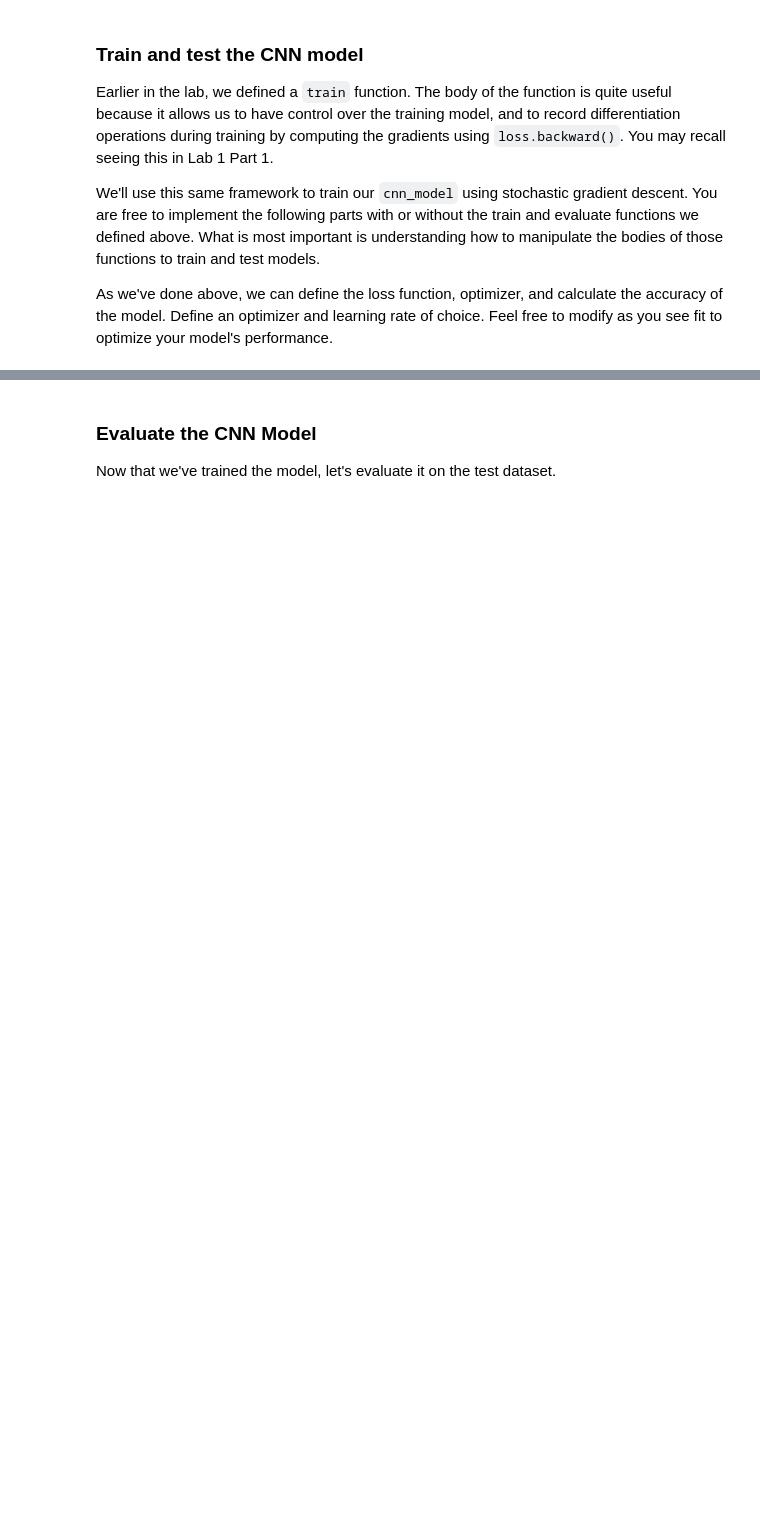
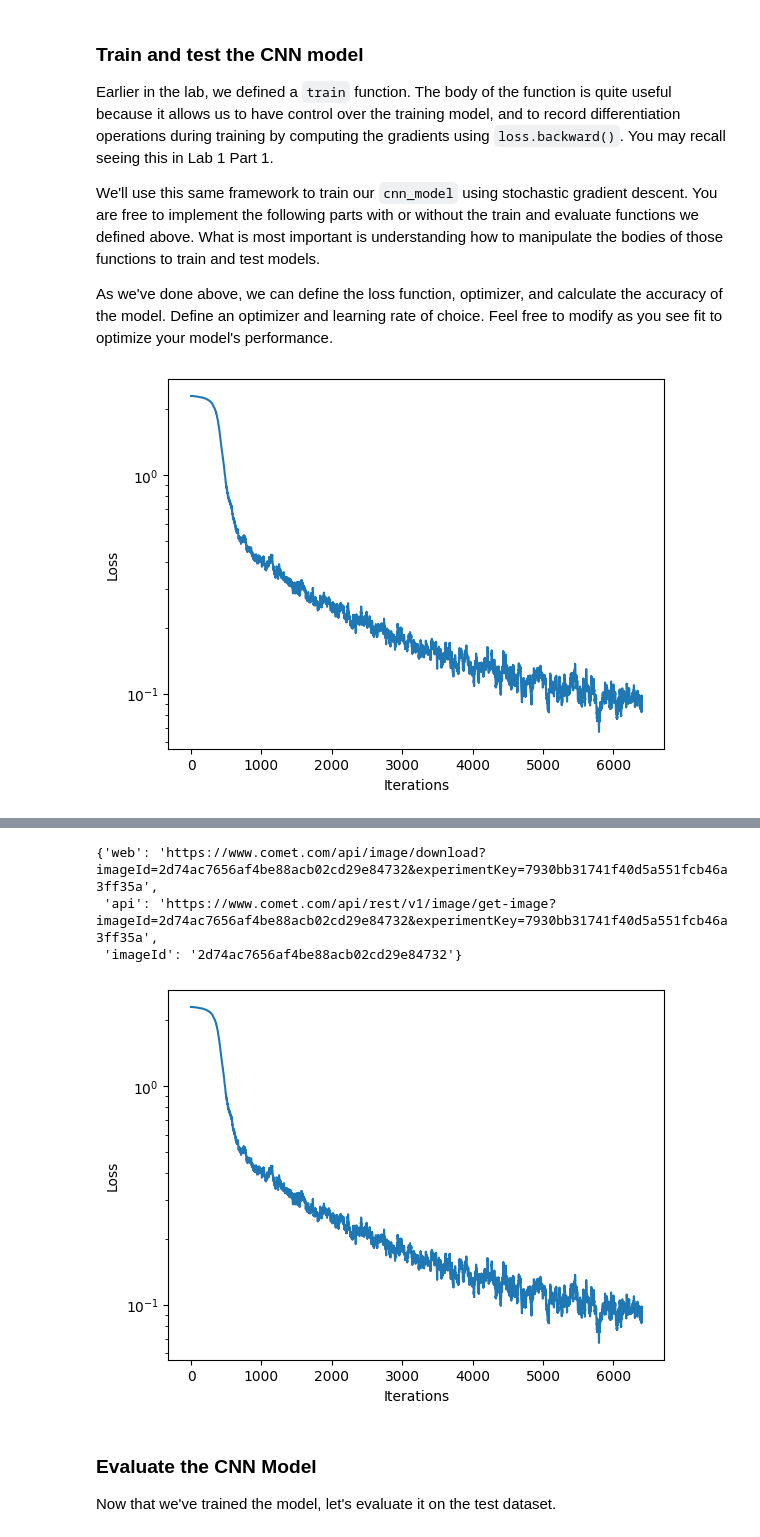
Before and after one commit to Phoebe6-1/Practice_of_DeepLearning, a Jupyter notebook: Lab2/PT_Part1_MNIST.ipynb, the cells around one changed output, grey strips where cells are left out. Saved outputs shown, nothing was run; the diff lists cells and outputs as text; code cells hidden in the pictures; blank space fills up the shorter version.

```diff
--- a/Lab2/PT_Part1_MNIST.ipynb
+++ b/Lab2/PT_Part1_MNIST.ipynb
@@ -361,13 +375,13 @@ class CNN(nn.Module):
         self.conv1 = nn.Conv2d(in_channels = 1, out_channels = 24, kernel_size = 3, stride = 1)
 
         # TODO: Define the first max pooling layer
-        self.pool1 = nn.MaxPool2D(kernel_size = 2, stride = 2)
+        self.pool1 = nn.MaxPool2d(kernel_size = 2, stride = 2)
 
         # TODO: Define the second convolutional layer
-        self.conv2 = nn.Conv2d(in_channels = 1, out_channels = 24, kernel_size = 3)
+        self.conv2 = nn.Conv2d(in_channels = 24, out_channels = 36, kernel_size = 3)
 
         # TODO: Define the second max pooling layer
-        self.pool2 = nn.MaxPool2D(kernel_size = 2, stride = 2)
+        self.pool2 = nn.MaxPool2d(kernel_size = 2, stride = 2)
 
         self.flatten = nn.Flatten()
         self.fc1 = nn.Linear(36 * 5 * 5, 128)
@@ -422,10 +445,10 @@ cnn_model = CNN().to(device)
 # Define hyperparams
 batch_size = 64
 epochs = 7
-optimizer = optim.SGD(cnn_model.parameters(), lr=1e-2)
+optimizer = optim.SGD(cnn_model.parameters(), lr=1e-2)  # used to update weights in kernels
 
 # TODO: instantiate the cross entropy loss function
-loss_function = # TODO
+loss_function = nn.CrossEntropyLoss()
 
 # Redefine trainloader with new batch size parameter (tweak as see fit if optimizing)
 trainset_loader = DataLoader(train_dataset, batch_size=batch_size, shuffle=True)
@@ -451,35 +474,38 @@ for epoch in range(epochs):
     # First grab a batch of training data which our data loader returns as a tensor
     for idx, (images, labels) in enumerate(tqdm(trainset_loader)):
         images, labels = images.to(device), labels.to(device)
 
         # Forward pass
         # TODO: feed the images into the model and obtain the predictions
-        logits = # TODO
+        logits = cnn_model(images)
 
         # TODO: compute the categorical cross entropy loss using the predicted logits
-        loss = # TODO
+        loss = loss_function(logits, labels)
 
         # Get the loss and log it to comet and the loss_history record
         loss_value = loss.item()
         comet_model_2.log_metric("loss", loss_value, step=idx)
         loss_history.append(loss_value) # append the loss to the loss_history record
         plotter.plot(loss_history.get())
 
         # Backpropagation/backward pass
-        '''TODO: Compute gradients for all model parameters and propagate backwads
-            to update model parameters. remember to reset your optimizer!'''
+
         # TODO: reset optimizer
+        optimizer.zero_grad()
         # TODO: compute gradients
+        loss.backward()
         # TODO: update model parameters
-
+        optimizer.step()
         # Get the prediction and tally metrics
         predicted = torch.argmax(logits, dim=1)
         correct_pred += (predicted == labels).sum().item()
         total_pred += labels.size(0)
 
     # Compute metrics
     total_epoch_loss = total_loss / total_pred
     epoch_accuracy = correct_pred / total_pred
     print(f"Epoch {epoch + 1}, Loss: {total_epoch_loss}, Accuracy: {epoch_accuracy:.4f}")
 
 comet_model_2.log_figure(figure=plt)
+# %% [output]
+[figure, added]
@@ -486,3 +513,7 @@ comet_model_2.log_figure(figure=plt)
+{'web': 'https://www.comet.com/api/image/download?imageId=2d74ac7656af4be88acb02cd29e84732&experimentKey=7930bb31741f40d5a551fcb46a3ff35a',
+ 'api': 'https://www.comet.com/api/rest/v1/image/get-image?imageId=2d74ac7656af4be88acb02cd29e84732&experimentKey=7930bb31741f40d5a551fcb46a3ff35a',
+ 'imageId': '2d74ac7656af4be88acb02cd29e84732'}
+[figure, added]
 # %% [markdown]
 ### Evaluate the CNN Model
 
```
Also changed, not shown: parts of 15 cells of this notebook.
